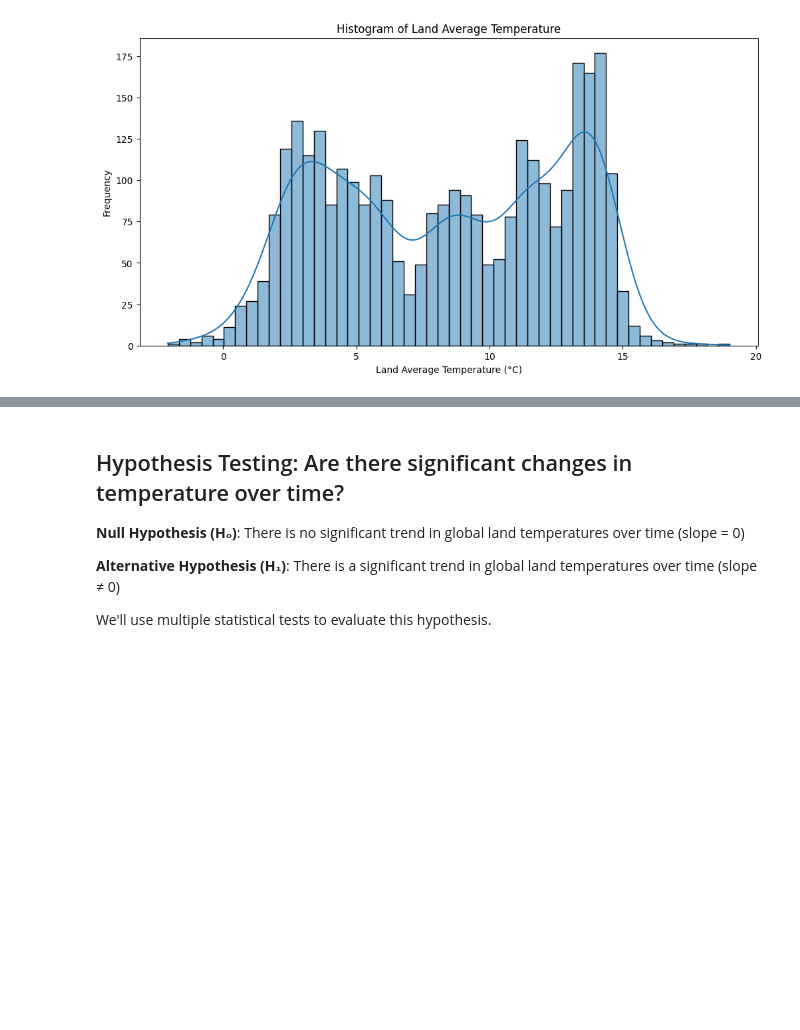
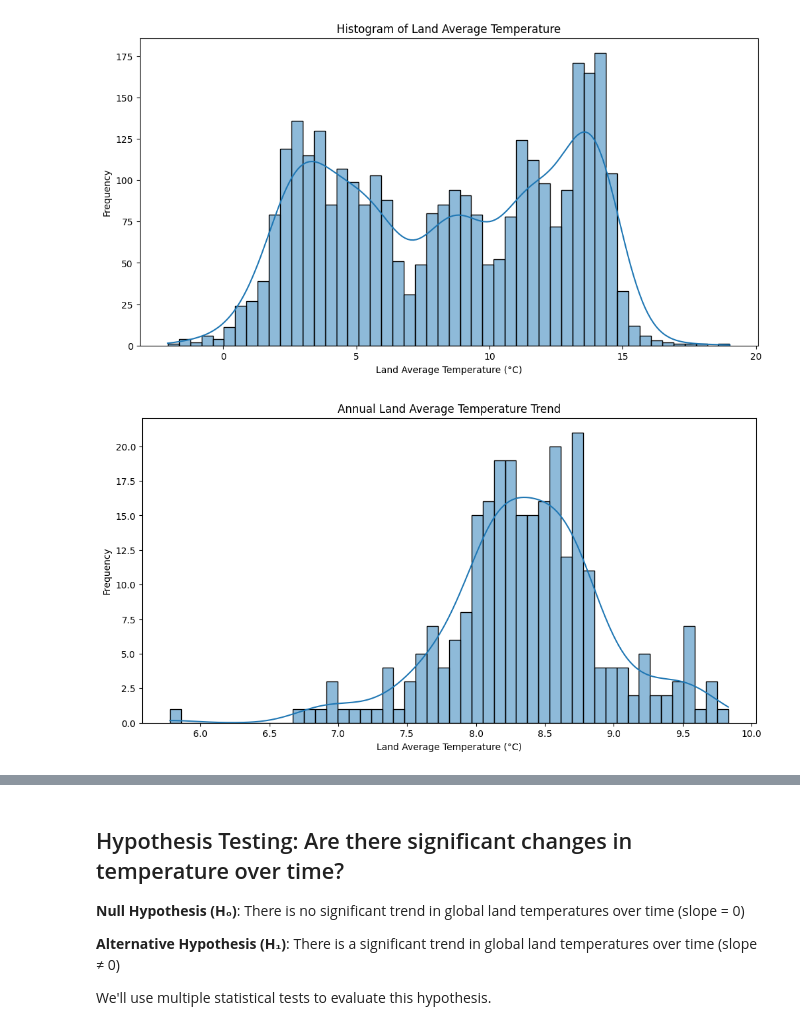
Before and after one commit to OloruntobiOlutola/Applied-Project, a Jupyter notebook: notebooks/app.ipynb, the cells around one changed output, grey strips where cells are left out. Saved outputs shown, nothing was run; the diff lists cells and outputs as text; code cells hidden in the pictures; blank space fills up the shorter version.

```diff
--- a/notebooks/app.ipynb
+++ b/notebooks/app.ipynb
@@ -179,5 +188,16 @@ plt.ylabel('Frequency')
 plt.show()
 # %% [output]
 [figure]
+# %%
+# Annual Land Average Temperature Trend
+
+plt.figure(figsize=(12, 6))
+sns.histplot(data=annual, x='LandAverageTemperature', bins=50, kde=True)
+plt.title('Annual Land Average Temperature Trend')
+plt.xlabel('Land Average Temperature (°C)')
+plt.ylabel('Frequency')
+plt.show()
+# %% [output]
+[figure, added]
 # %%
 # Convert dt column to datetime
```
Also changed, not shown: parts of 4 cells of this notebook, 1 other file.
